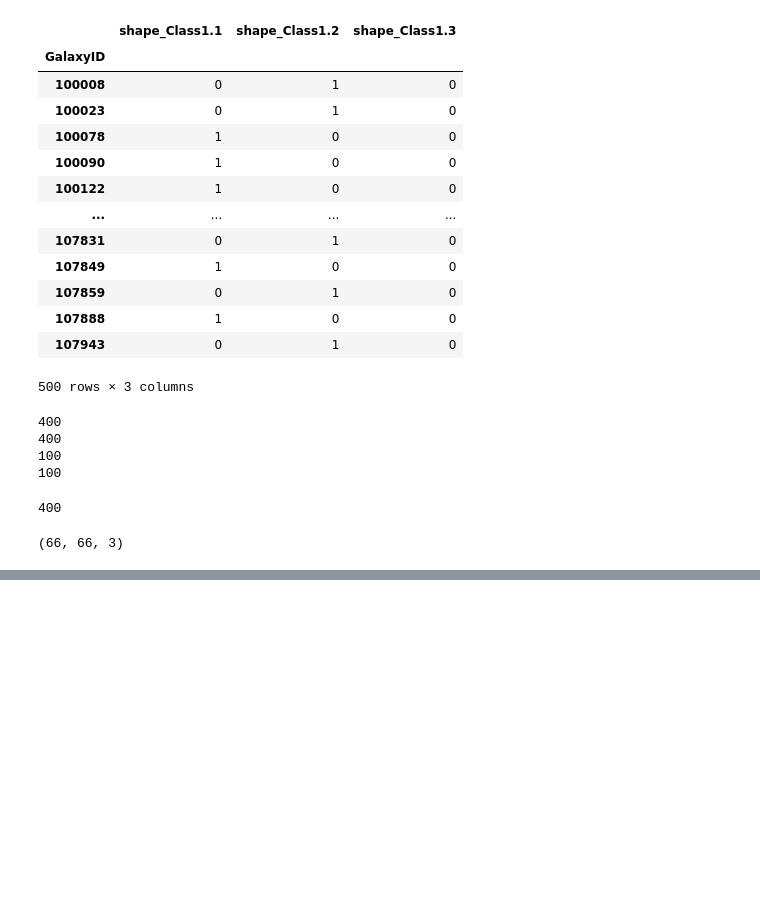
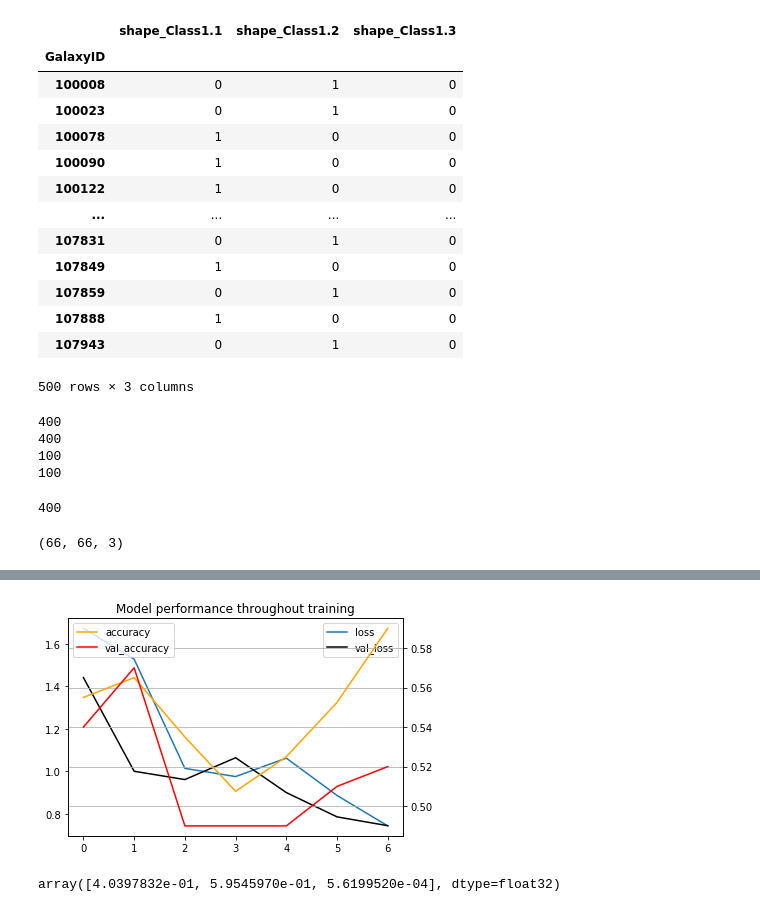
Before and after one commit to laurent-33/Vision-04-zoo, a Jupyter notebook: 05_galaxy_nn_model.ipynb, the cells around one changed output, grey strips where cells are left out. Drawn from its saved outputs; the diff is of its cells as text; code cells hidden in the pictures; blank space fills up the shorter version.

Commit message:
Ajout analyse avec transfer learning

```diff
--- a/05_galaxy_nn_model.ipynb
+++ b/05_galaxy_nn_model.ipynb
@@ -76,0 +96,27 @@ X_train[0].shape
+# %%
+model2 = Sequential()
+model2.add(Conv2D(15, kernel_size=(3, 3), activation='relu', input_shape=(66,66,3)))
+model2.add(MaxPooling2D(2, 2))
+model2.add(Conv2D(15, kernel_size=(3, 3), activation='relu', input_shape=(66,66,3)))
+model2.add(MaxPooling2D(2, 2))
+model2.add(Conv2D(15, kernel_size=(3, 3), activation='relu', input_shape=(66,66,3)))
+model2.add(MaxPooling2D(2, 2))
+model2.add(Flatten())
+model2.add(Dense(3, activation='softmax'))
+
+callbacks = [EarlyStopping(monitor='val_accuracy', patience=10)]
+
+loss = 'categorical_crossentropy'
+LEARNING_RATE = 0.005
+EPOCHS = 1000
+
+model2.compile(loss=loss,
+               optimizer=Adamax(lr=LEARNING_RATE), # SGD(lr=LEARNING_RATE)
+               metrics=['accuracy'])
+
+history = model2.fit(X_train,
+                     Y_train,
+                     epochs=EPOCHS,
+                     validation_data=(x_val, y_val),
+                     batch_size=X_train.shape[0],
+                     callbacks=callbacks)
@@ -76,0 +166,20 @@ X_train[0].shape
+# %%
+import pandas as pd
+%matplotlib inline
+
+fig, ax1 = plt.subplots()
+
+plt.plot(history.history['loss'][4:], label='loss')
+plt.plot(history.history['val_loss'][4:], c = 'black', label='val_loss')
+plt.legend()
+
+ax2 = ax1.twinx()
+plt.plot(history.history['accuracy'][4:], c = 'orange', label='accuracy')
+plt.plot(history.history['val_accuracy'][4:], c = 'red', label='val_accuracy')
+plt.legend()
+
+plt.grid(True)
+plt.title('Model performance throughout training')
+plt.xlabel('epoch');
+# %% [output]
+[figure, added]
@@ -76,0 +188,4 @@ X_train[0].shape
+# %%
+y_predict[0]
+# %% [output]
+array([4.0397832e-01, 5.9545970e-01, 5.6199520e-04], dtype=float32)
```
Also changed, not shown: parts of 18 cells of this notebook, 2 other files.
